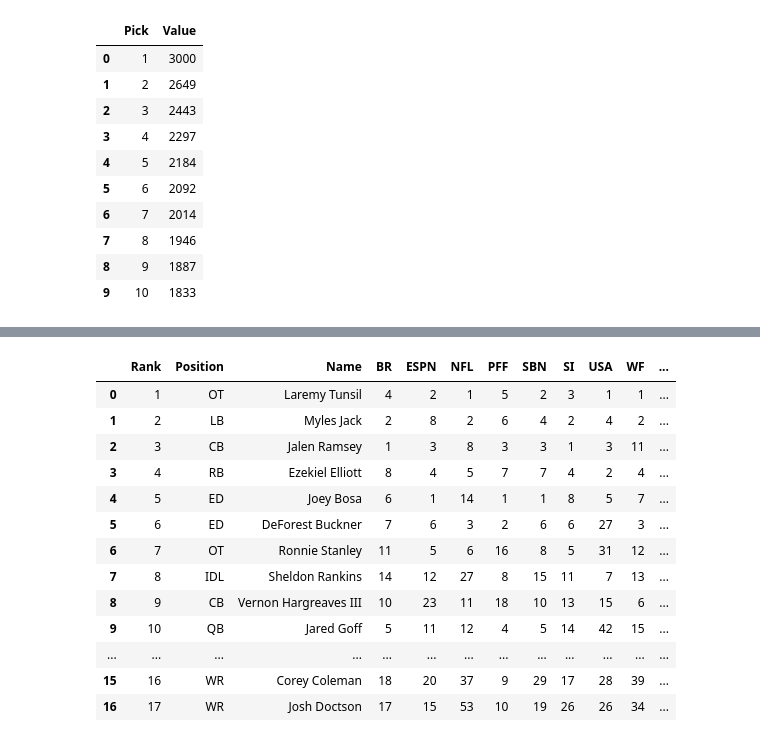
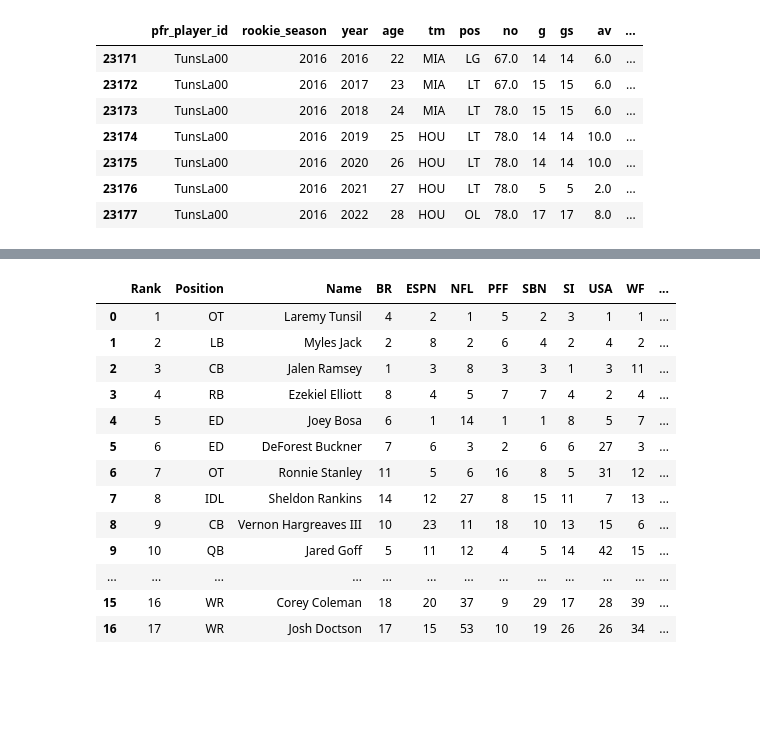
Before and after one commit to rafrisci/tiering_nfl_drafts, a Jupyter notebook: explore_big_board.ipynb, the cells around one changed output, grey strips where cells are left out. Saved outputs shown, nothing was run; the diff lists cells and outputs as text; code cells hidden in the pictures; blank space fills up the shorter version.

```diff
--- a/explore_big_board.ipynb
+++ b/explore_big_board.ipynb
@@ -150,14 +62,11 @@ df_otc = pd.read_csv(os.path.join(path, 'trade_value_charts\\fitzgerald-spielber
-# %%
-df_otc.head(10)
-# %% [output]
-|  | Pick | Value |
-| 0 | 1 | 3000 |
-| 1 | 2 | 2649 |
-| 2 | 3 | 2443 |
-| 3 | 4 | 2297 |
-| 4 | 5 | 2184 |
-| 5 | 6 | 2092 |
-| 6 | 7 | 2014 |
-| 7 | 8 | 1946 |
-| 8 | 9 | 1887 |
-| 9 | 10 | 1833 |
+# %%
+df_roster.loc[df_roster.pfr_player_id.str.startswith('Tuns')]
+# %% [output]
+|  | pfr_player_id | rookie_season | year | age | tm | pos | no | g | gs | av | ... |
+| 23171 | TunsLa00 | 2016 | 2016 | 22 | MIA | LG | 67.0 | 14 | 14 | 6.0 | ... |
+| 23172 | TunsLa00 | 2016 | 2017 | 23 | MIA | LT | 67.0 | 15 | 15 | 6.0 | ... |
+| 23173 | TunsLa00 | 2016 | 2018 | 24 | MIA | LT | 78.0 | 15 | 15 | 6.0 | ... |
+| 23174 | TunsLa00 | 2016 | 2019 | 25 | HOU | LT | 78.0 | 14 | 14 | 10.0 | ... |
+| 23175 | TunsLa00 | 2016 | 2020 | 26 | HOU | LT | 78.0 | 14 | 14 | 10.0 | ... |
+| 23176 | TunsLa00 | 2016 | 2021 | 27 | HOU | LT | 78.0 | 5 | 5 | 2.0 | ... |
+| 23177 | TunsLa00 | 2016 | 2022 | 28 | HOU | OL | 78.0 | 17 | 17 | 8.0 | ... |
```
Also changed, not shown: parts of 19 cells of this notebook, 11 other files.
